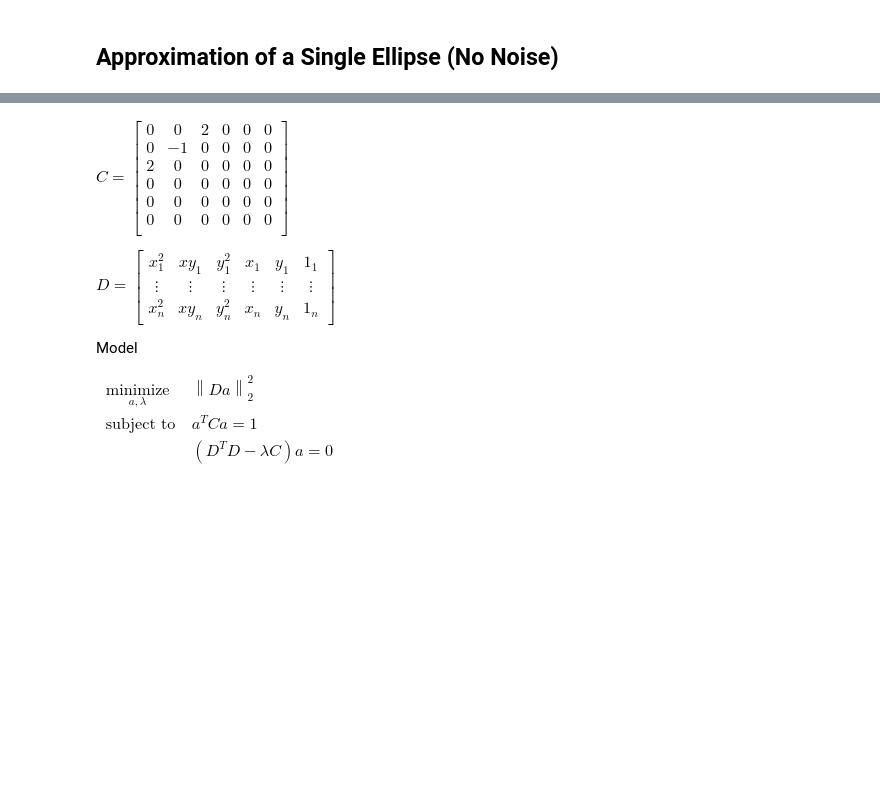
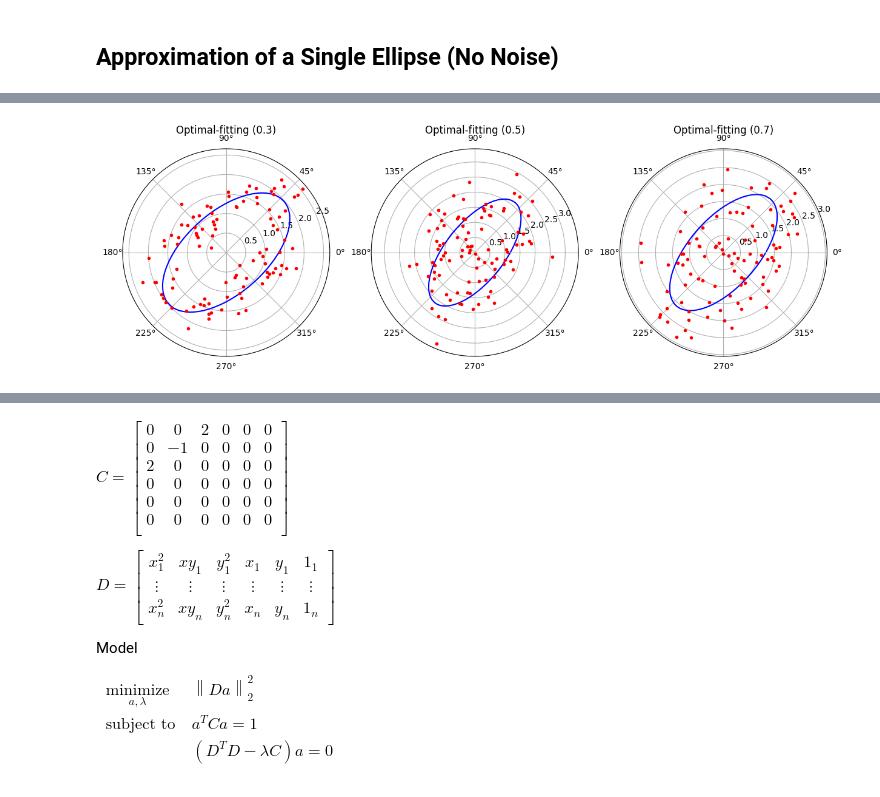
Before and after one commit to AndrewJSchoen/Jupyter, a Jupyter notebook: Tensor.ipynb, the cells around one changed output, grey strips where cells are left out. Cells and saved outputs as stored; diff of their text form; code cells hidden in the pictures; blank space fills up the shorter version.

Commit message:
Multi-fitting

```diff
--- a/Tensor.ipynb
+++ b/Tensor.ipynb
@@ -87,0 +90,83 @@ ax1[:set_theta_zero_location]("E") ;
+# %%
+#Create an ellipse dataset
+datasize = 100
+rawdata_03 = generate_ellipse(2,1,π/4,datasize,0.3)
+rawdata_05 = generate_ellipse(2,1,π/4,datasize,0.5)
+rawdata_07 = generate_ellipse(2,1,π/4,datasize,0.7)
+angles_03 = vec(rawdata_03[:,1])
+oradii_03 = vec(rawdata_03[:,2])
+angles_05 = vec(rawdata_05[:,1])
+oradii_05 = vec(rawdata_05[:,2])
+angles_07 = vec(rawdata_07[:,1])
+oradii_07 = vec(rawdata_07[:,2])
+noise_single_model_03 = Model(solver=IpoptSolver(print_level=0))
+noise_single_model_05 = Model(solver=IpoptSolver(print_level=0))
+noise_single_model_07 = Model(solver=IpoptSolver(print_level=0))
+@variable(noise_single_model_03, a_03>=0)
+@variable(noise_single_model_03, b_03>=0)
+@variable(noise_single_model_03, π>=θ_03>=0)
+@variable(noise_single_model_05, a_05>=0)
+@variable(noise_single_model_05, b_05>=0)
+@variable(noise_single_model_05, π>=θ_05>=0)
+@variable(noise_single_model_07, a_07>=0)
+@variable(noise_single_model_07, b_07>=0)
+@variable(noise_single_model_07, π>=θ_07>=0)
+#Specify that the a is the major axis
+@constraint(noise_single_model_03, a_03 >= b_03)
+@constraint(noise_single_model_05, a_05 >= b_05)
+@constraint(noise_single_model_07, a_07 >= b_07)
+@NLexpression(noise_single_model_03, e_03[i=1:length(angles_03)],1/sqrt((cos(angles_03[i]-θ_03)/a_03)^2+(sin(θ_03-angles_03[i])/b_03)^2))
+@NLexpression(noise_single_model_05, e_05[i=1:length(angles_05)],1/sqrt((cos(angles_05[i]-θ_05)/a_05)^2+(sin(θ_05-angles_05[i])/b_05)^2))
+@NLexpression(noise_single_model_07, e_07[i=1:length(angles_07)],1/sqrt((cos(angles_07[i]-θ_07)/a_07)^2+(sin(θ_07-angles_07[i])/b_07)^2))
+@NLobjective(noise_single_model_03, Min, sum((oradii_03[i]-e_03[i])^2 for i in 1:length(angles_03)))
+@NLobjective(noise_single_model_05, Min, sum((oradii_05[i]-e_05[i])^2 for i in 1:length(angles_05)))
+@NLobjective(noise_single_model_07, Min, sum((oradii_07[i]-e_07[i])^2 for i in 1:length(angles_07)))
+setvalue(a_03, rand())
+setvalue(b_03, rand())
+setvalue(θ_03, π/2)
+setvalue(a_05, rand())
+setvalue(b_05, rand())
+setvalue(θ_05, π/2)
+setvalue(a_07, rand())
+setvalue(b_07, rand())
+setvalue(θ_07, π/2)
+s_03 = solve(noise_single_model_03)
+s_05 = solve(noise_single_model_05)
+s_07 = solve(noise_single_model_07)
+opt_a_03 = getvalue(a_03)
+opt_b_03 = getvalue(b_03)
+opt_θ_03 = getvalue(θ_03)
+opt_e_03 = getvalue(e_03)
+opt_a_05 = getvalue(a_05)
+opt_b_05 = getvalue(b_05)
+opt_θ_05 = getvalue(θ_05)
+opt_e_05 = getvalue(e_05)
+opt_a_07 = getvalue(a_07)
+opt_b_07 = getvalue(b_07)
+opt_θ_07 = getvalue(θ_07)
+opt_e_07 = getvalue(e_07)
+println(string("0.3: a = ",opt_a_03, ", b = ",opt_b_03, ", θ = ",opt_θ_03))
+println(string("0.5: a = ",opt_a_05, ", b = ",opt_b_05, ", θ = ",opt_θ_05))
+println(string("0.7: a = ",opt_a_07, ", b = ",opt_b_07, ", θ = ",opt_θ_07))
+
+optdata_03 = generate_ellipse(opt_a_03,opt_b_03,opt_θ_03,500,0)
+optdata_05 = generate_ellipse(opt_a_05,opt_b_05,opt_θ_05,500,0)
+optdata_07 = generate_ellipse(opt_a_07,opt_b_07,opt_θ_07,500,0)
+f1 = figure("Ellipses",figsize=(15,15))
+ax1 = subplot(1,3,1, polar=true,)
+title("Optimal-fitting (0.3)")
+po = plot( optdata_03[:,1], optdata_03[:,2], linestyle="-", marker="None",color="blue" ) ;
+pr = plot( rawdata_03[:,1], rawdata_03[:,2], linestyle="None", marker=".",color="red") ;
+ax1[:set_theta_zero_location]("E") ;
+ax2 = subplot(1,3,2, polar=true,)
+title("Optimal-fitting (0.5)")
+po = plot( optdata_05[:,1], optdata_05[:,2], linestyle="-", marker="None",color="blue" ) ;
+pr = plot( rawdata_05[:,1], rawdata_05[:,2], linestyle="None", marker=".",color="red") ;
+ax2[:set_theta_zero_location]("E") ;
+ax3 = subplot(1,3,3, polar=true,)
+title("Optimal-fitting (0.7)")
+po = plot( optdata_07[:,1], optdata_07[:,2], linestyle="-", marker="None",color="blue" ) ;
+pr = plot( rawdata_07[:,1], rawdata_07[:,2], linestyle="None", marker=".",color="red") ;
+ax3[:set_theta_zero_location]("E") ;
+# %% [output]
+[figure, added]
```
Also changed, not shown: parts of 10 cells of this notebook.
